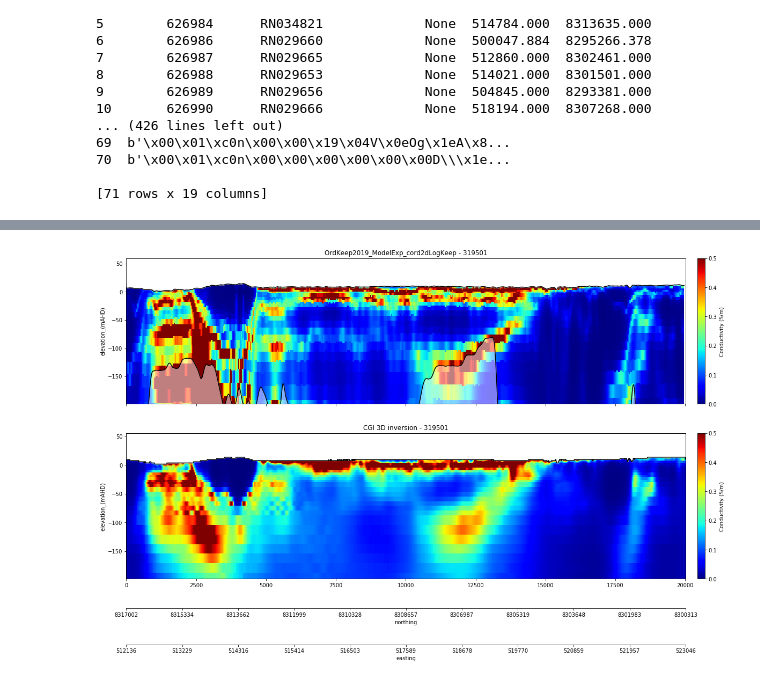
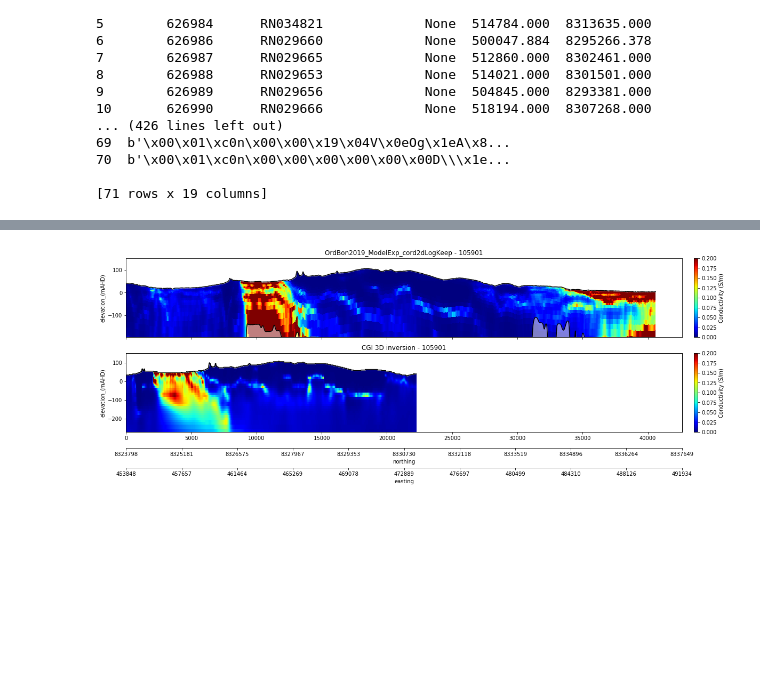
Before and after one commit to GeoscienceAustralia/hydrogeol_utils, a Jupyter notebook: notebooks/plotting_CGI_vs_NBC.ipynb, the cells around one changed output, grey strips where cells are left out. Cells and saved outputs as stored; diff of their text form; code cells hidden in the pictures; blank space fills up the shorter version.

```diff
--- a/notebooks/plotting_CGI_vs_NBC.ipynb
+++ b/notebooks/plotting_CGI_vs_NBC.ipynb
@@ -126,6 +128,6 @@ Keep_L319501_xyzzc.txt
 # %%
 # Create an instance of plots for gridding the data
-plots = plot_utils.ConductivitySectionPlot(ek_cond, ek_dat)
+plots = plot_utils.ConductivitySectionPlot(ob_cond, ob_dat)
 
 # Define some key variables which we want to inteprolate
 
@@ -140,7 +142,7 @@ plots.EM_varibles  = ['data_values_by_low_moment_gate', 'data_values_by_high_mom
 xres, yres = 10., 3.
 # %%
 # Grid the line but leave it in memory
-gridded_variables = plots.grid_variables(xres = xres, yres =yres, lines=list(lines), layer_subdivisions = 4,
+gridded_variables = plots.grid_variables(xres = xres, yres =yres, lines=list(lines), smoothed=False,
                                           resampling_method = 'linear', save_hdf5 = False, return_dict = True)
 # %%
 gridded_variables
@@ -253,15 +255,17 @@ for item in df_induction['borehole_id'].unique():
     df_resampled['X'] = df_header[df_header['borehole_id'] == item]['Easting'].iloc[0]
     df_resampled['Y'] = df_header[df_header['borehole_id'] == item]['Northing'].iloc[0]
     df_induction_resampled = df_induction_resampled.append(df_resampled)
+# %%
+line = lines[2]
 # %%
 
 # Plot with linear stretch showing near surface
 panel_settings = {'panel_1': {'variable': 'conductivity',
                              'plot_type': 'grid',
                              'panel_kwargs': {'title': 'AEM conductivity',
-                                              'max_depth': 200, 'shade_doi': True, 'colourbar': True,
+                                              'max_depth': 300, 'shade_doi': True, 'colourbar': True,
                                               'colourbar_label': 'Conductivity (S/m)',
-                                             'log_plot': True, 'vmin': 0.001, 'vmax': 0.5,
+                                             'log_plot': True, 'vmin': 0.001, 'vmax': 0.1,
                                              'cmap': 'jet', 'ylabel': 'elevation_(mAHD)'},
                              'height_ratio': 1},
 
@@ -270,14 +274,14 @@ panel_settings = {'panel_1': {'variable': 'conductivity',
                              'panel_kwargs': {'title': 'AEM conductivity',
                                               'max_depth': 200, 'shade_doi': False, 'colourbar': True,
                                               'colourbar_label': 'Conductivity (S/m)',
-                                             'log_plot': True, 'vmin': 0.001, 'vmax': 0.5,
+                                             'log_plot': True, 'vmin': 0.001, 'vmax': 0.1,
                                             'cmap': 'jet', 'ylabel': 'elevation_(mAHD)'},
                              'height_ratio': 1}}
 
 
 plt.close()
 
-fig, ax_array = plt.subplots(len(panel_settings), 1, figsize=(20, 11), sharex = True,
+fig, ax_array = plt.subplots(len(panel_settings), 1, figsize=(20, 6), sharex = True,
                                      gridspec_kw={'height_ratios':
                                                   plot_utils.unpack_plot_settings(panel_settings,'height_ratio')})
 
@@ -304,7 +308,7 @@ for bore in df_induction['borehole_id'].unique():
 
 
 
-ax_array[0].set_title("OrdKeep2019_ModelExp_cord2dLogKeep - " + str(line))
+ax_array[0].set_title("OrdBon2019_ModelExp_cord2dLogKeep - " + str(line))
 
 ax_array[1].set_title("CGI 3D inversion - " + str(line))
 
@@ -316,7 +320,7 @@ plot_utils.add_axis_coords('northing', gridded_variables[line]['northing'], ax_a
 
 plot_utils.add_axis_coords('easting', gridded_variables[line]['easting'], ax_array[-1], ax_pos[1], offset=-0.45)
 
-outdir = r"\\prod.lan\active\proj\futurex\East_Kimberley\Data\Processed\Geophysics\AEM\CGI_OB_3D_AEM_models\delivered\20190411\sections"
+outdir = r"\\prod.lan\active\proj\futurex\East_Kimberley\Data\Processed\Geophysics\AEM\CGI_OB_3D_AEM_models\delivered\20190428\sections"
 
 outfile = os.path.join(outdir, str(line) + "_comparison_plot_log.png")
 
@@ -333,23 +337,23 @@ panel_settings = {'panel_1': {'variable': 'conductivity',
                              'panel_kwargs': {'title': 'AEM conductivity',
                                               'max_depth': 200, 'shade_doi': True, 'colourbar': True,
                                               'colourbar_label': 'Conductivity (S/m)',
-                                             'log_plot': False, 'vmin': 0., 'vmax': 0.5,
+                                             'log_plot': False, 'vmin': 0., 'vmax': 0.2,
                                              'cmap': 'jet', 'ylabel': 'elevation_(mAHD)'},
                              'height_ratio': 1},
 
                  'panel_2': {'variable': 'conductivity',
                              'plot_type': 'grid',
                              'panel_kwargs': {'title': 'AEM conductivity',
-                                              'max_depth': 200, 'shade_doi': False, 'colourbar': True,
+                                              'max_depth':300, 'shade_doi': False, 'colourbar': True,
                                               'colourbar_label': 'Conductivity (S/m)',
-                                             'log_plot': False, 'vmin': 0., 'vmax': 0.5,
+                                             'log_plot': False, 'vmin': 0., 'vmax': 0.2,
                                             'cmap': 'jet', 'ylabel': 'elevation_(mAHD)'},
                              'height_ratio': 1}}
 
 
 plt.close()
 
-fig, ax_array = plt.subplots(len(panel_settings), 1, figsize=(20, 11), sharex = True,
+fig, ax_array = plt.subplots(len(panel_settings), 1, figsize=(20, 6), sharex = True,
                                      gridspec_kw={'height_ratios':
                                                   plot_utils.unpack_plot_settings(panel_settings,'height_ratio')})
 
@@ -367,33 +371,33 @@ for bore in df_induction['borehole_id'].unique():
 
     mask = (df_induction_resampled['borehole_id'] == bore)
 
 
     for ax in ax_array:
         plot_utils.add_downhole_log_data(ax, df_induction_resampled[mask], gridded_variables[line],
                                          'Apparent_conductivity', ['X','Y'], cmap='jet',
                                          colour_stretch=[0.001, 0.5], log_stretch = True,
                                          max_distance=200., stick_thickness=200.)
 
 
 
-ax_array[0].set_title("OrdKeep2019_ModelExp_cord2dLogKeep - " + str(line))
+ax_array[0].set_title("OrdBon2019_ModelExp_cord2dLogKeep - " + str(line))
 
 ax_array[1].set_title("CGI 3D inversion - " + str(line))
 
 ax_pos = plot_utils.align_axes(ax_array)
 
     # Add axis with northing at the bottom of the plot
 
 plot_utils.add_axis_coords('northing', gridded_variables[line]['northing'], ax_array[-1], ax_pos[1], offset=-0.2)
 
 plot_utils.add_axis_coords('easting', gridded_variables[line]['easting'], ax_array[-1], ax_pos[1], offset=-0.45)
 
-outdir = r"\\prod.lan\active\proj\futurex\East_Kimberley\Data\Processed\Geophysics\AEM\CGI_OB_3D_AEM_models\delivered\20190411\sections"
+outdir = r"\\prod.lan\active\proj\futurex\East_Kimberley\Data\Processed\Geophysics\AEM\CGI_OB_3D_AEM_models\delivered\20190428\sections"
 
 outfile = os.path.join(outdir, str(line) + "_comparison_plot_linear.png")
 
 plt.savefig(outfile, dpi=300)
 
 plt.show()
 # %% [output]
-[figure, old version]
+[figure, new version]
```
Also changed, not shown: parts of 5 cells of this notebook, 2 other files.
